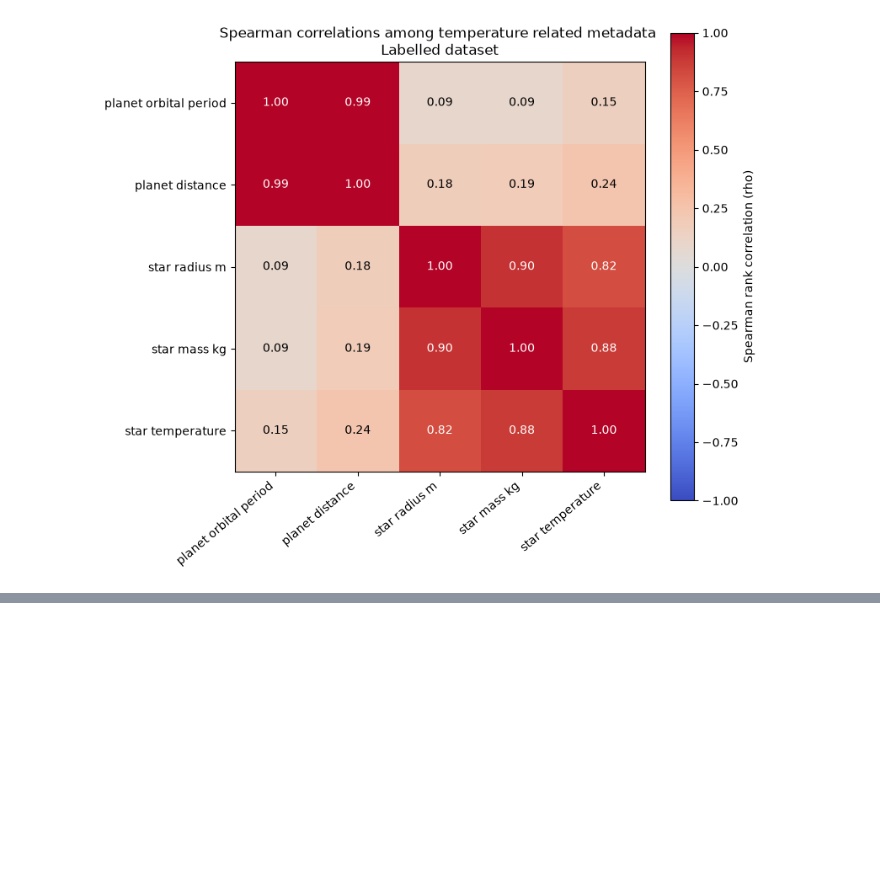
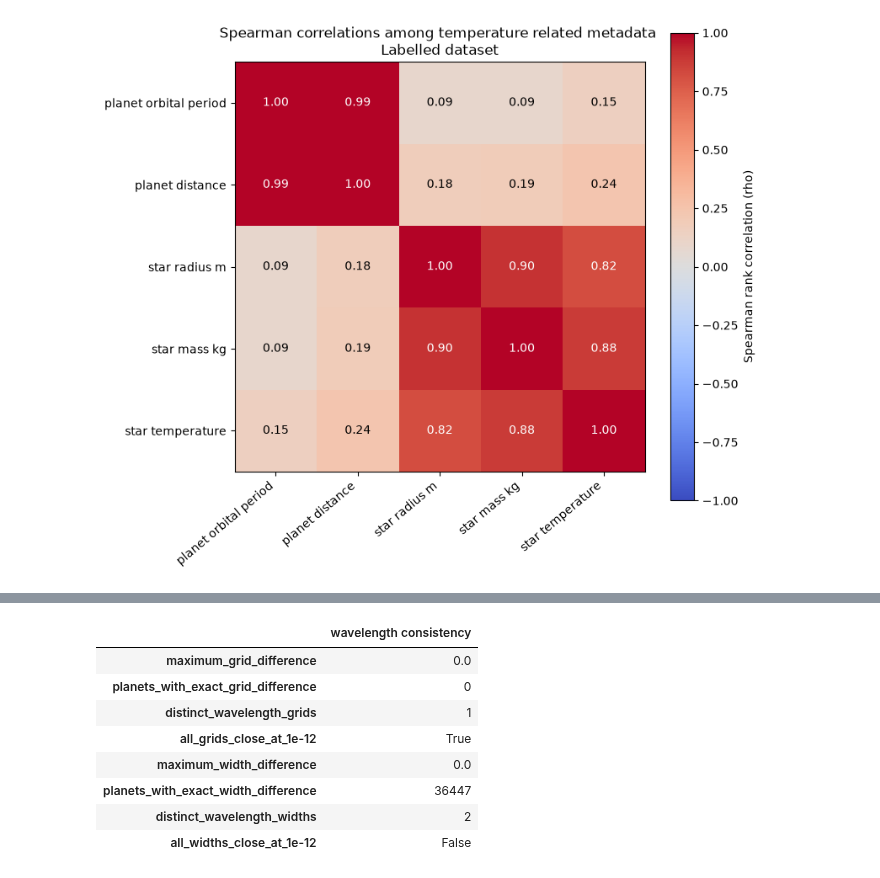
Before and after one commit to ajf12327/ADC2023-conformal-prediction, a Jupyter notebook: notebooks/02_EDA.ipynb, the cells around one changed output, grey strips where cells are left out. Saved outputs shown, nothing was run; the diff lists cells and outputs as text; code cells hidden in the pictures; blank space fills up the shorter version.

```diff
--- a/notebooks/02_EDA.ipynb
+++ b/notebooks/02_EDA.ipynb
@@ -1546,0 +1774,75 @@ plt.close(fig)
+# %%
+GRID_COMPARISON_TOLERANCE = 1e-12
+
+reference_wavelength_grid = wavelength_grids[0]
+reference_wavelength_width = wavelength_widths[0]
+
+wavelength_grid_max_difference_per_planet = np.max(
+    np.abs(wavelength_grids - reference_wavelength_grid), axis=1)
+
+wavelength_width_max_difference_per_planet = np.max(
+    np.abs(wavelength_widths - reference_wavelength_width), axis=1)
+
+maximum_wavelength_grid_difference = float(
+    wavelength_grid_max_difference_per_planet.max())
+
+maximum_wavelength_width_difference = float(
+    wavelength_width_max_difference_per_planet.max())
+
+planets_with_exact_grid_difference = int(
+    (wavelength_grid_max_difference_per_planet > 0).sum())
+
+planets_with_exact_width_difference = int(
+    (wavelength_width_max_difference_per_planet > 0).sum())
+
+distinct_wavelength_grid_count = int(
+    np.unique(wavelength_grids, axis=0).shape[0])
+
+distinct_wavelength_width_count = int(
+    np.unique(wavelength_widths, axis=0).shape[0])
+
+all_wavelength_grids_close = bool(
+    np.allclose(
+        wavelength_grids,
+        reference_wavelength_grid,
+        rtol=0,
+        atol=GRID_COMPARISON_TOLERANCE)
+)
+
+all_wavelength_widths_close = bool(
+    np.allclose(
+        wavelength_widths,
+        reference_wavelength_width,
+        rtol=0,
+        atol=GRID_COMPARISON_TOLERANCE)
+)
+
+wavelength_consistency_summary = pd.Series(
+    {
+        "maximum_grid_difference": maximum_wavelength_grid_difference,
+        "planets_with_exact_grid_difference": (
+            planets_with_exact_grid_difference
+        ),
+        "distinct_wavelength_grids": distinct_wavelength_grid_count,
+        "all_grids_close_at_1e-12": all_wavelength_grids_close,
+        "maximum_width_difference": maximum_wavelength_width_difference,
+        "planets_with_exact_width_difference": (
+            planets_with_exact_width_difference
+        ),
+        "distinct_wavelength_widths": distinct_wavelength_width_count,
+        "all_widths_close_at_1e-12": all_wavelength_widths_close,
+    },
+    name="wavelength consistency",
+)
+
+display(wavelength_consistency_summary.to_frame())
+# %% [output]
+|  | wavelength consistency |
+| maximum_grid_difference | 0.0 |
+| planets_with_exact_grid_difference | 0 |
+| distinct_wavelength_grids | 1 |
+| all_grids_close_at_1e-12 | True |
+| maximum_width_difference | 0.0 |
+| planets_with_exact_width_difference | 36447 |
+| distinct_wavelength_widths | 2 |
+| all_widths_close_at_1e-12 | False |
```
Also changed, not shown: parts of 14 cells of this notebook.
